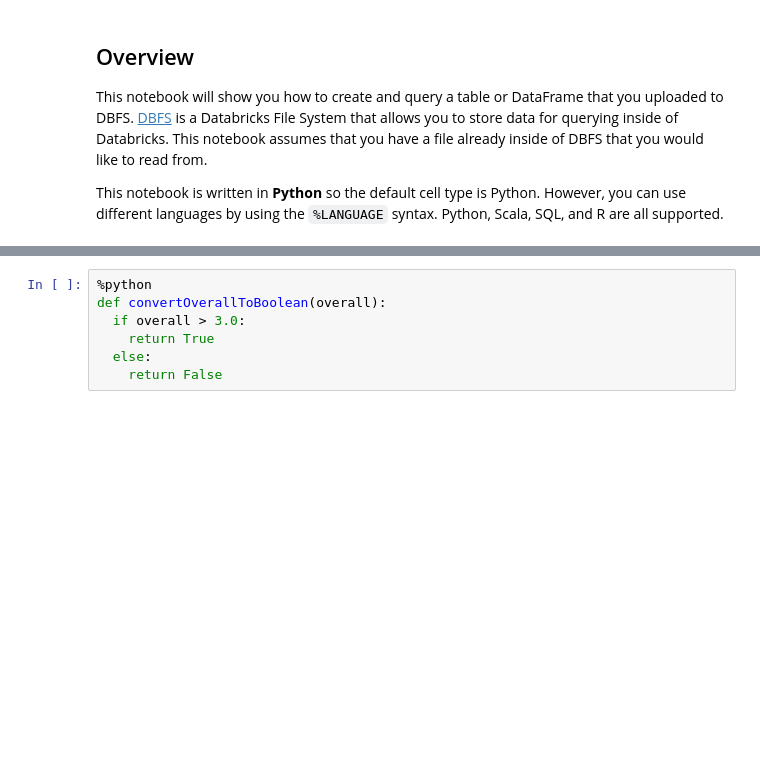
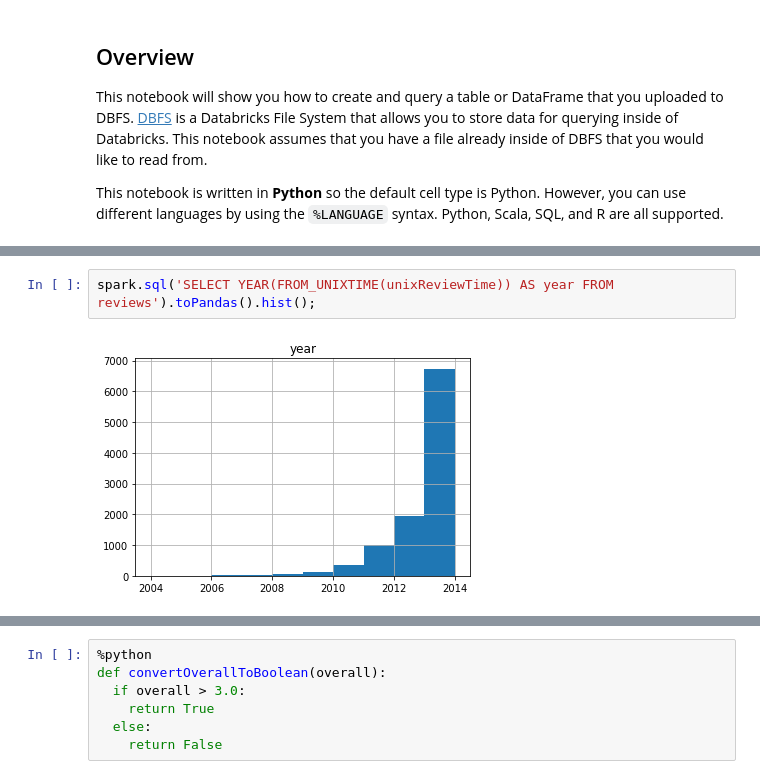
Before and after one commit to idenc/SENG-550-Amazon, a Jupyter notebook: SENG550Project.ipynb, the cells around one changed output, grey strips where cells are left out. Cells and saved outputs as stored; diff of their text form; blank space fills up the shorter version.

```diff
--- a/SENG550Project.ipynb
+++ b/SENG550Project.ipynb
@@ -58,0 +148,4 @@ display(df2)
+# %%
+spark.sql('SELECT YEAR(FROM_UNIXTIME(unixReviewTime)) AS year FROM reviews').toPandas().hist();
+# %% [output]
+[figure, added]
```
Also changed, not shown: parts of 32 cells of this notebook.
